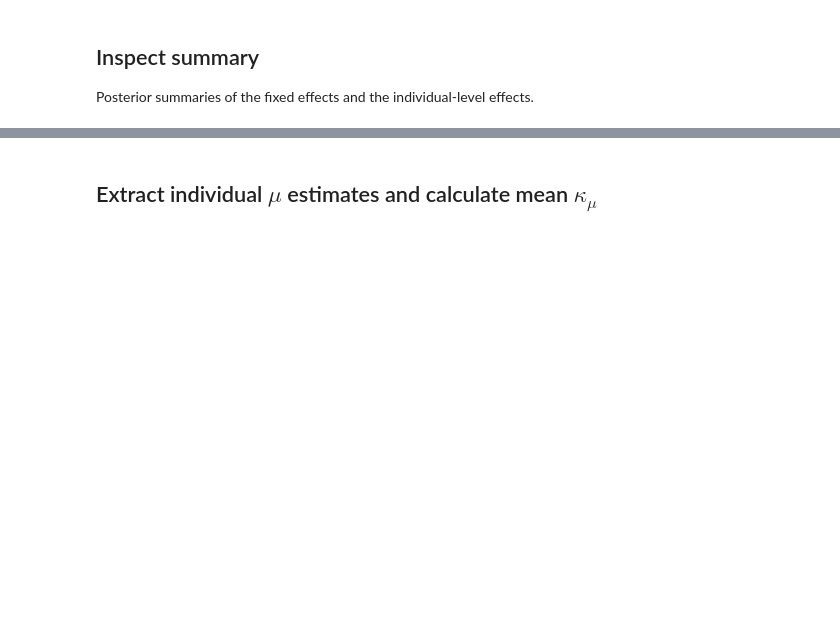
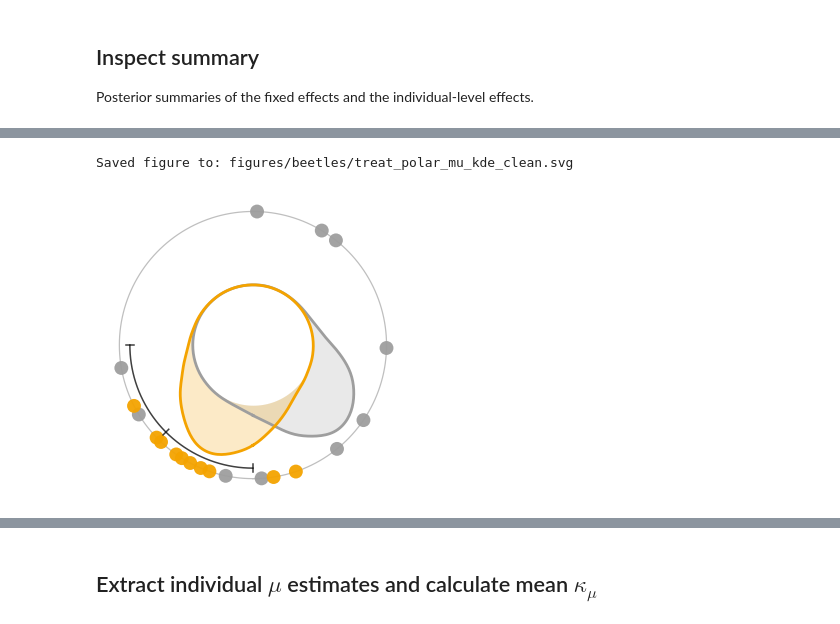
Before and after one commit to jgraving/unwrap, a Jupyter notebook: notebooks/beetles.ipynb, the cells around one changed output, grey strips where cells are left out. Saved outputs shown, nothing was run; the diff lists cells and outputs as text; code cells hidden in the pictures; blank space fills up the shorter version.

```diff
--- a/notebooks/beetles.ipynb
+++ b/notebooks/beetles.ipynb
@@ -279,0 +250,12 @@ The paper's main hypothesis test is whether the *between-individual* concentrati
+# %%
+# Floodlight direction, in radians (-135 degrees).
+plots.plot_polar_mu_kde(
+    idata_treat, df, circular_modulo,
+    flood_dir=np.deg2rad(-135),
+    kappa_bw=80.0,
+    save_path="figures/beetles/treat_polar_mu_kde_clean.svg",
+)
+plt.show()
+# %% [output]
+Saved figure to: figures/beetles/treat_polar_mu_kde_clean.svg
+[figure, added]
```
Also changed, not shown: parts of 26 cells of this notebook.
